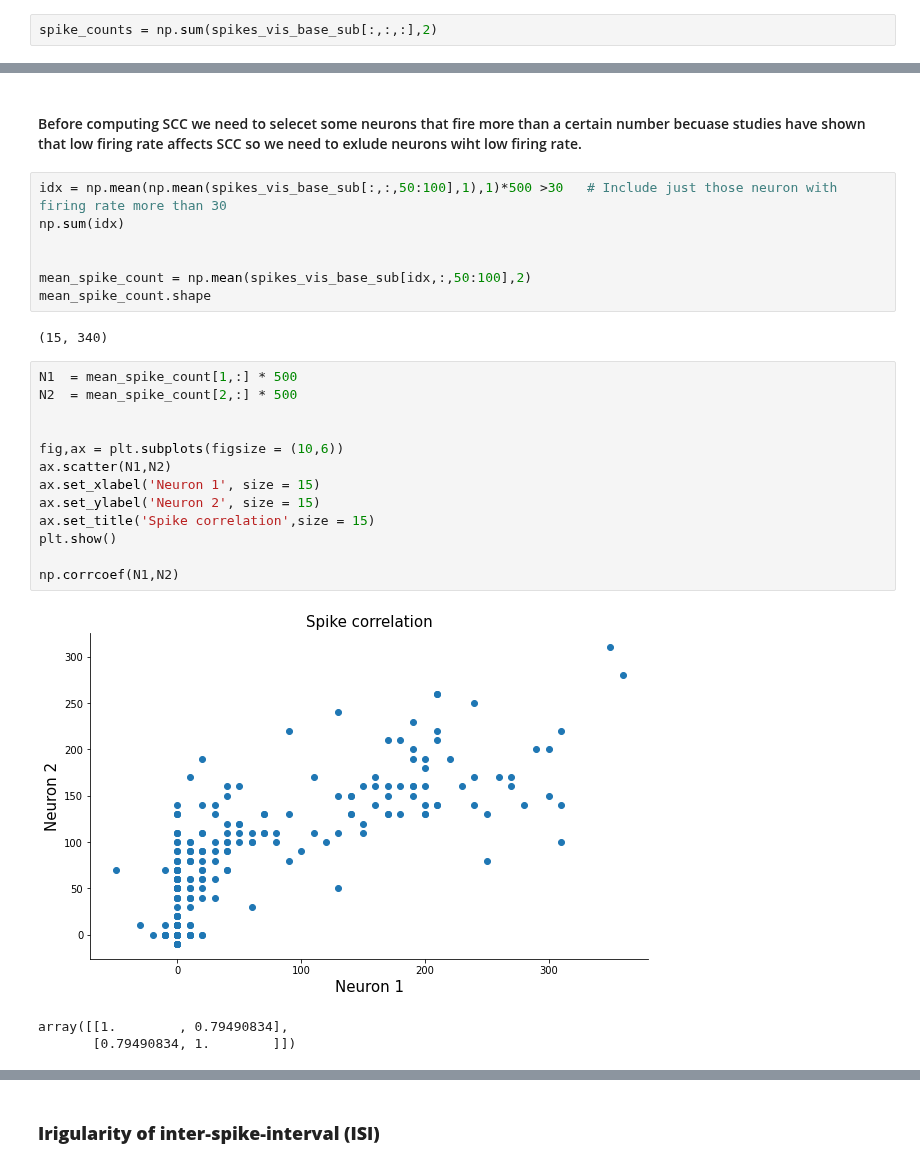
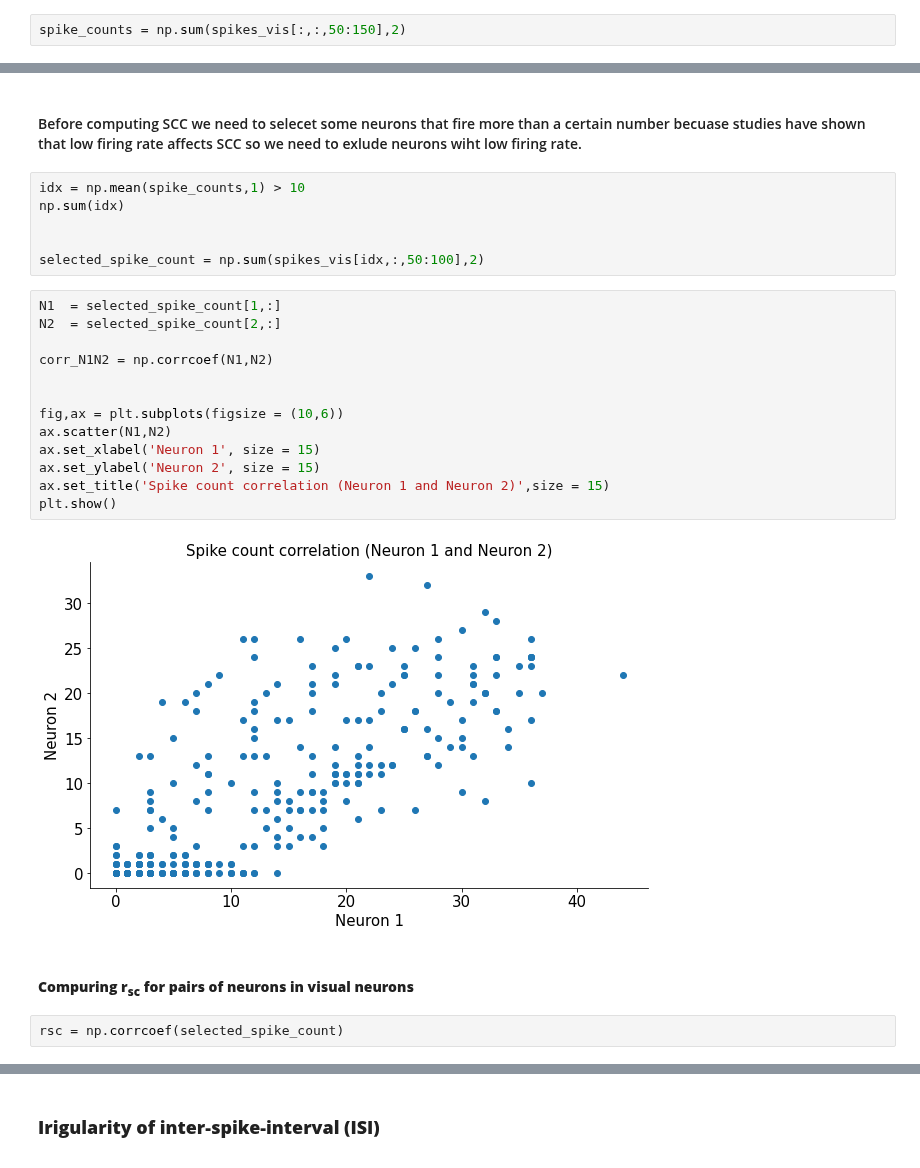
Before and after one commit to MiladQolami/Neural-Data-Analysis, a Jupyter notebook: SpikingVariablity/SpikingVariablity.ipynb, the cells around one changed output, grey strips where cells are left out. Drawn from its saved outputs; the diff is of its cells as text.

```diff
--- a/SpikingVariablity/SpikingVariablity.ipynb
+++ b/SpikingVariablity/SpikingVariablity.ipynb
@@ -169,7 +143,7 @@ plt.show()
 # %% [markdown]
 #### Now we compute spike count for each trial so for each neuron we would get 340 spike counts.
 # %%
-spike_counts = np.sum(spikes_vis_base_sub[:,:,:],2)
+spike_counts = np.sum(spikes_vis[:,:,50:150],2)
 # %% [markdown]
 #### And now let's compute Pearson correlation coefficient between spike counts and response time for aeach neuron and then plot them
 # %%
@@ -199,28 +169,27 @@ plt.show()
 # %% [markdown]
 #### Before computing SCC we need to selecet some neurons that fire more than a certain number becuase studies have shown that low firing rate  affects SCC so we need to exlude neurons wiht low firing rate.
 # %%
-idx = np.mean(np.mean(spikes_vis_base_sub[:,:,50:100],1),1)*500 >30   # Include just those neuron with firing rate more than 30
+idx = np.mean(spike_counts,1) > 10
 np.sum(idx)
 
 
-mean_spike_count = np.mean(spikes_vis_base_sub[idx,:,50:100],2)
-mean_spike_count.shape
+selected_spike_count = np.sum(spikes_vis[idx,:,50:100],2)
-# %% [output]
-(15, 340)
 # %%
-N1  = mean_spike_count[1,:] * 500
-N2  = mean_spike_count[2,:] * 500
+N1  = selected_spike_count[1,:]
+N2  = selected_spike_count[2,:]
+
+corr_N1N2 = np.corrcoef(N1,N2)
 
 
 fig,ax = plt.subplots(figsize = (10,6))
 ax.scatter(N1,N2)
 ax.set_xlabel('Neuron 1', size = 15)
 ax.set_ylabel('Neuron 2', size = 15)
-ax.set_title('Spike correlation',size = 15)
+ax.set_title('Spike count correlation (Neuron 1 and Neuron 2)',size = 15)
 plt.show()
-
-np.corrcoef(N1,N2)
 # %% [output]
-[figure, old version]
+[figure, new version]
-array([[1.        , 0.79490834],
-       [0.79490834, 1.        ]])
+# %% [markdown]
+#### **Compuring r<sub>sc</sub> for pairs of neurons in visual neurons**
+# %%
+rsc = np.corrcoef(selected_spike_count)
```
Also changed, not shown: parts of 18 cells of this notebook.
